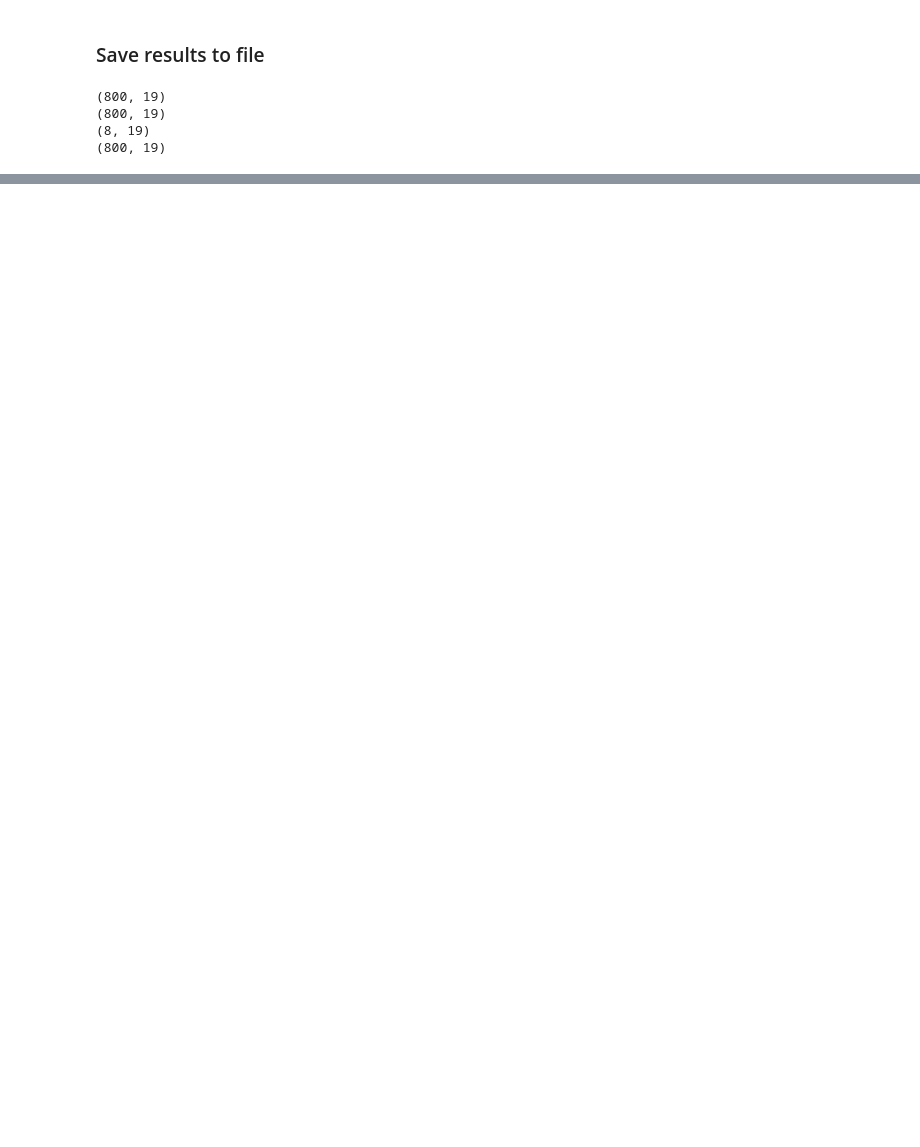
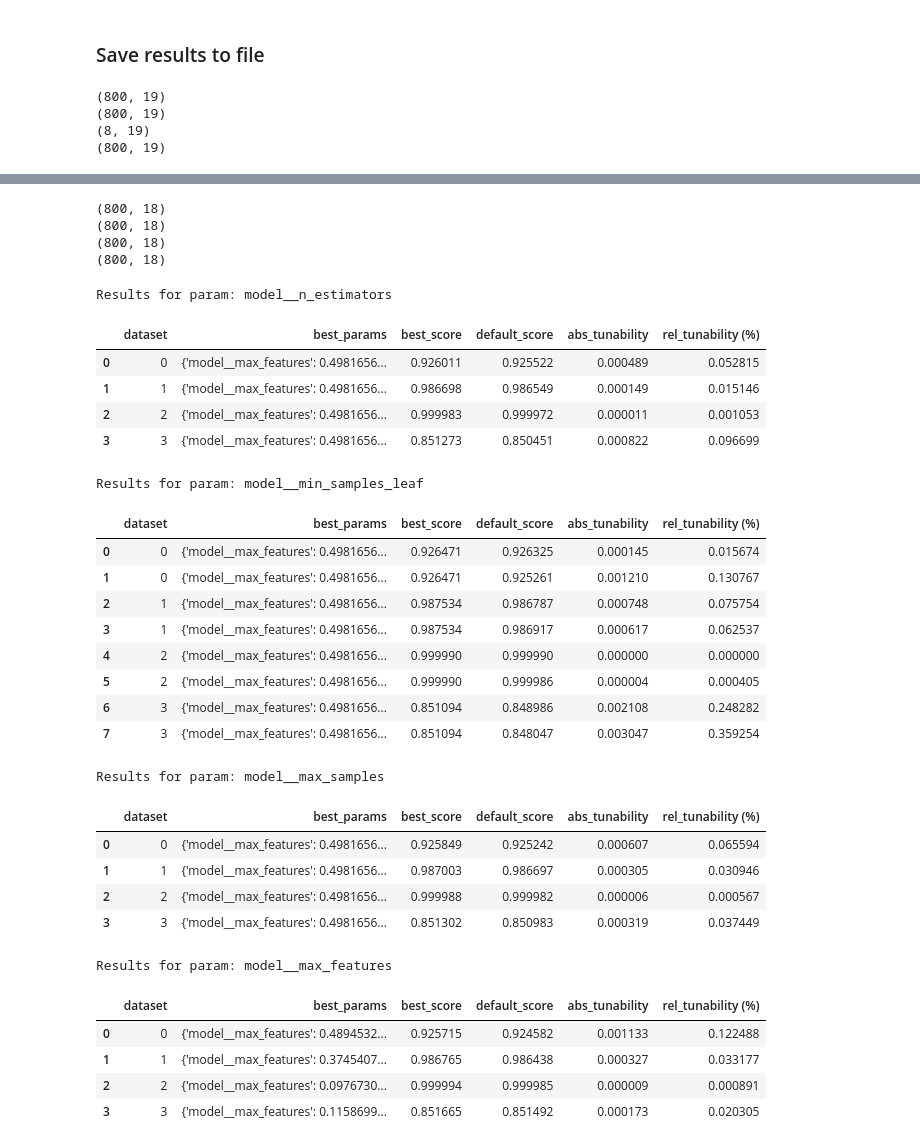
Before and after one commit to UserKrzysztof/AutoML-project1-tunability, a Jupyter notebook: code/first_approach.ipynb, the cells around one changed output, grey strips where cells are left out. Drawn from its saved outputs; the diff is of its cells as text; code cells hidden in the pictures; blank space fills up the shorter version.

```diff
--- a/code/first_approach.ipynb
+++ b/code/first_approach.ipynb
@@ -502,0 +529,4 @@ for param, history in params_history_frames.items():
+# %%
+best_params_RF_dict = json.loads(best_params_RandomForest.replace("'", "\""))
+best_params_RF_dict = {key: [value] for key, value in best_params_RF_dict.items()}
+best_params_RF_dict
@@ -502,0 +538,9 @@ for param, history in params_history_frames.items():
+# %%
+param_history = {}
+for param in tunable_parameters_RF:
+    temp_param_grid = {**best_params_RF_dict}
+    temp_param_grid.update({param:param_distributions_Random_Forest[param]})
+    print(temp_param_grid)
+    print("Testing param", param)
+    history = do_random_search(pipelines[1][1], temp_param_grid)
+    param_history.update({param: history})
@@ -502,0 +556,49 @@ for param, history in params_history_frames.items():
+# %%
+params_history_frames_RF = {}
+for param, history in param_history.items():
+    df = pd.concat([pd.DataFrame(history[i]) for i in range(len(history))], keys=range(len(history)), names=['dataset'])
+    df = df.reset_index()
+    df.drop(columns='level_1', inplace=True)
+    params_history_frames_RF.update({param:df})
+# %%
+for param, history in params_history_frames_RF.items():
+    print(history.shape)
+    history.to_csv(f'../history/history_hyperparameter_tuning_RF_{param}.csv', index=False)
+# %% [output]
+(800, 18)
+(800, 18)
+(800, 18)
+(800, 18)
+# %%
+for param in tunable_parameters_RF:
+    print("Results for param:", param)
+    display(get_best_params_per_dataset_2(params_history_frames_RF[param], history_RandomForest).head(10))
+# %% [output]
+Results for param: model__n_estimators
+|  | dataset | best_params | best_score | default_score | abs_tunability | rel_tunability (%) |
+| 0 | 0 | {'model__max_features': 0.4981656... | 0.926011 | 0.925522 | 0.000489 | 0.052815 |
+| 1 | 1 | {'model__max_features': 0.4981656... | 0.986698 | 0.986549 | 0.000149 | 0.015146 |
+| 2 | 2 | {'model__max_features': 0.4981656... | 0.999983 | 0.999972 | 0.000011 | 0.001053 |
+| 3 | 3 | {'model__max_features': 0.4981656... | 0.851273 | 0.850451 | 0.000822 | 0.096699 |
+Results for param: model__min_samples_leaf
+|  | dataset | best_params | best_score | default_score | abs_tunability | rel_tunability (%) |
+| 0 | 0 | {'model__max_features': 0.4981656... | 0.926471 | 0.926325 | 0.000145 | 0.015674 |
+| 1 | 0 | {'model__max_features': 0.4981656... | 0.926471 | 0.925261 | 0.001210 | 0.130767 |
+| 2 | 1 | {'model__max_features': 0.4981656... | 0.987534 | 0.986787 | 0.000748 | 0.075754 |
+| 3 | 1 | {'model__max_features': 0.4981656... | 0.987534 | 0.986917 | 0.000617 | 0.062537 |
+| 4 | 2 | {'model__max_features': 0.4981656... | 0.999990 | 0.999990 | 0.000000 | 0.000000 |
+| 5 | 2 | {'model__max_features': 0.4981656... | 0.999990 | 0.999986 | 0.000004 | 0.000405 |
+| 6 | 3 | {'model__max_features': 0.4981656... | 0.851094 | 0.848986 | 0.002108 | 0.248282 |
+| 7 | 3 | {'model__max_features': 0.4981656... | 0.851094 | 0.848047 | 0.003047 | 0.359254 |
+Results for param: model__max_samples
+|  | dataset | best_params | best_score | default_score | abs_tunability | rel_tunability (%) |
+| 0 | 0 | {'model__max_features': 0.4981656... | 0.925849 | 0.925242 | 0.000607 | 0.065594 |
+| 1 | 1 | {'model__max_features': 0.4981656... | 0.987003 | 0.986697 | 0.000305 | 0.030946 |
+| 2 | 2 | {'model__max_features': 0.4981656... | 0.999988 | 0.999982 | 0.000006 | 0.000567 |
+| 3 | 3 | {'model__max_features': 0.4981656... | 0.851302 | 0.850983 | 0.000319 | 0.037449 |
+Results for param: model__max_features
+|  | dataset | best_params | best_score | default_score | abs_tunability | rel_tunability (%) |
+| 0 | 0 | {'model__max_features': 0.4894532... | 0.925715 | 0.924582 | 0.001133 | 0.122488 |
+| 1 | 1 | {'model__max_features': 0.3745407... | 0.986765 | 0.986438 | 0.000327 | 0.033177 |
+| 2 | 2 | {'model__max_features': 0.0976730... | 0.999994 | 0.999985 | 0.000009 | 0.000891 |
+| 3 | 3 | {'model__max_features': 0.1158699... | 0.851665 | 0.851492 | 0.000173 | 0.020305 |
```
Also changed, not shown: parts of 30 cells of this notebook, 11 other files.
